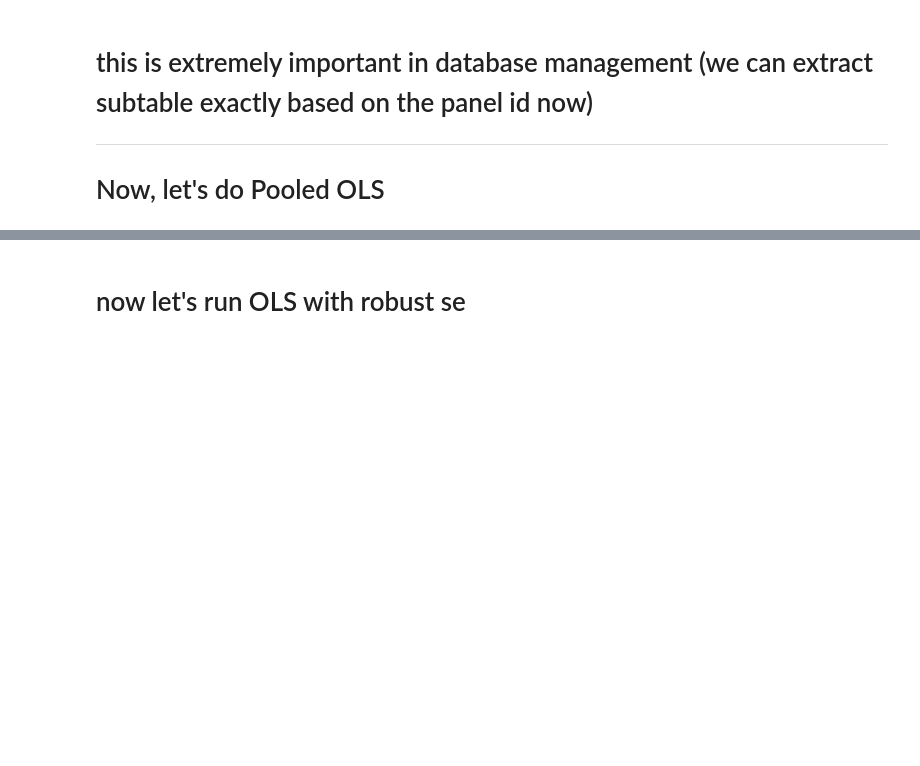
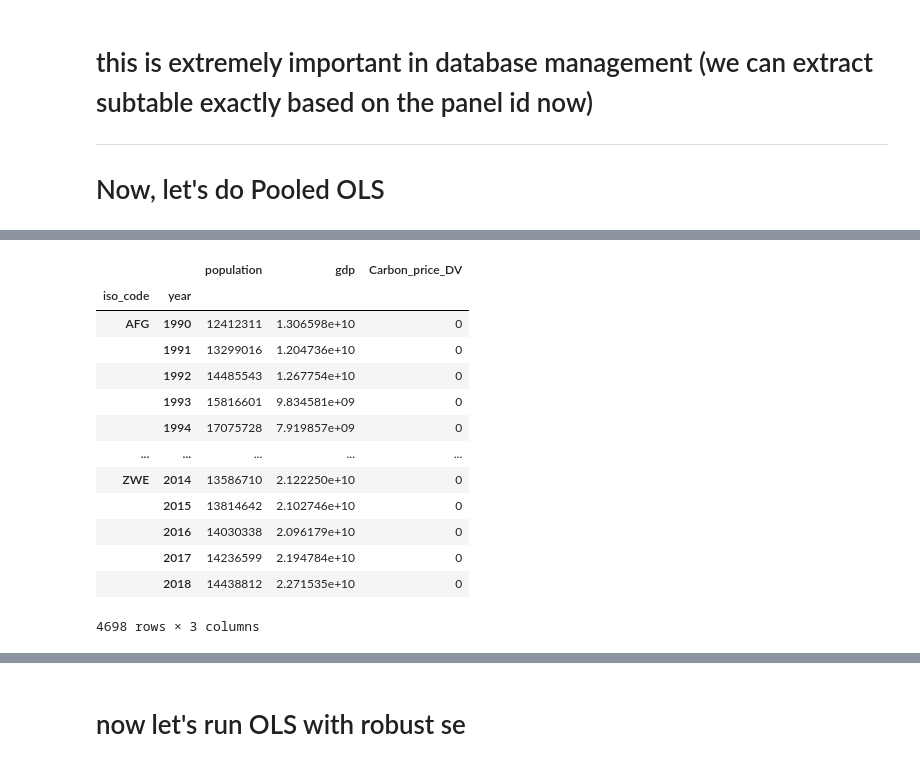
Before and after one commit to Michael-Morgan-Giles/regression_analysis, a Jupyter notebook: 4_panel_data/panel_data_intro.ipynb, the cells around one changed output, grey strips where cells are left out. Cells and saved outputs as stored; diff of their text form; code cells hidden in the pictures; blank space fills up the shorter version.

```diff
--- a/4_panel_data/panel_data_intro.ipynb
+++ b/4_panel_data/panel_data_intro.ipynb
@@ -117,0 +137,17 @@ data.tail()
+# %%
+data[exog_vars]
+# %% [output]
+|  |  | population | gdp | Carbon_price_DV |
+| iso_code | year |  |  |  |
+| AFG | 1990 | 12412311 | 1.306598e+10 | 0 |
+|  | 1991 | 13299016 | 1.204736e+10 | 0 |
+|  | 1992 | 14485543 | 1.267754e+10 | 0 |
+|  | 1993 | 15816601 | 9.834581e+09 | 0 |
+|  | 1994 | 17075728 | 7.919857e+09 | 0 |
+| ... | ... | ... | ... | ... |
+| ZWE | 2014 | 13586710 | 2.122250e+10 | 0 |
+|  | 2015 | 13814642 | 2.102746e+10 | 0 |
+|  | 2016 | 14030338 | 2.096179e+10 | 0 |
+|  | 2017 | 14236599 | 2.194784e+10 | 0 |
+|  | 2018 | 14438812 | 2.271535e+10 | 0 |
+4698 rows × 3 columns
```
Also changed, not shown: parts of 22 cells of this notebook, 7 other files.
